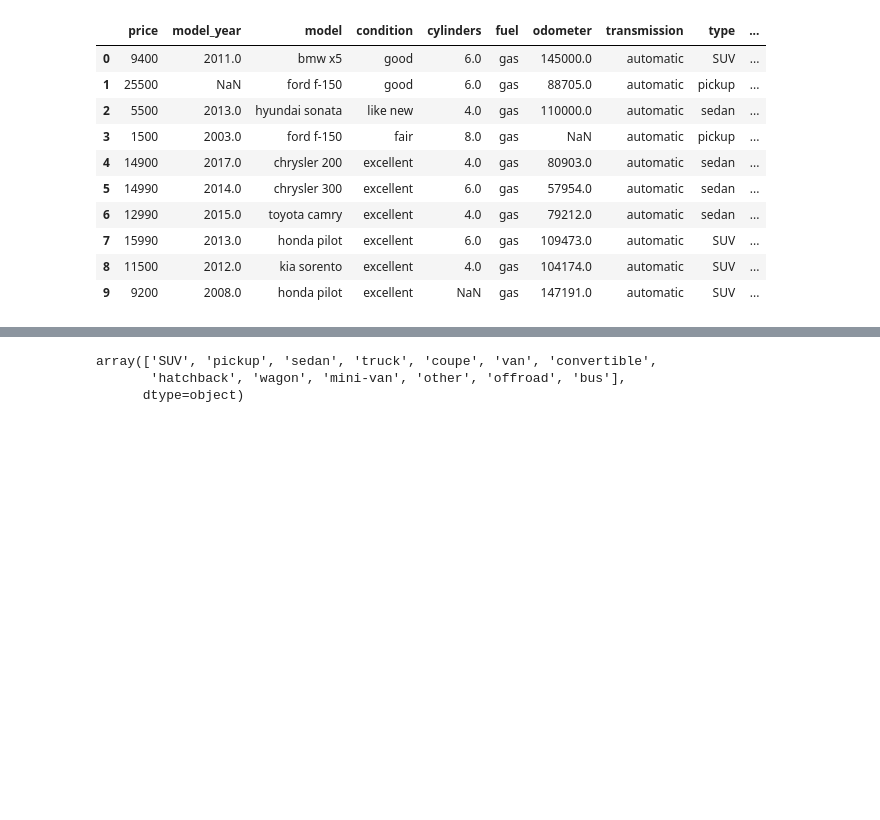
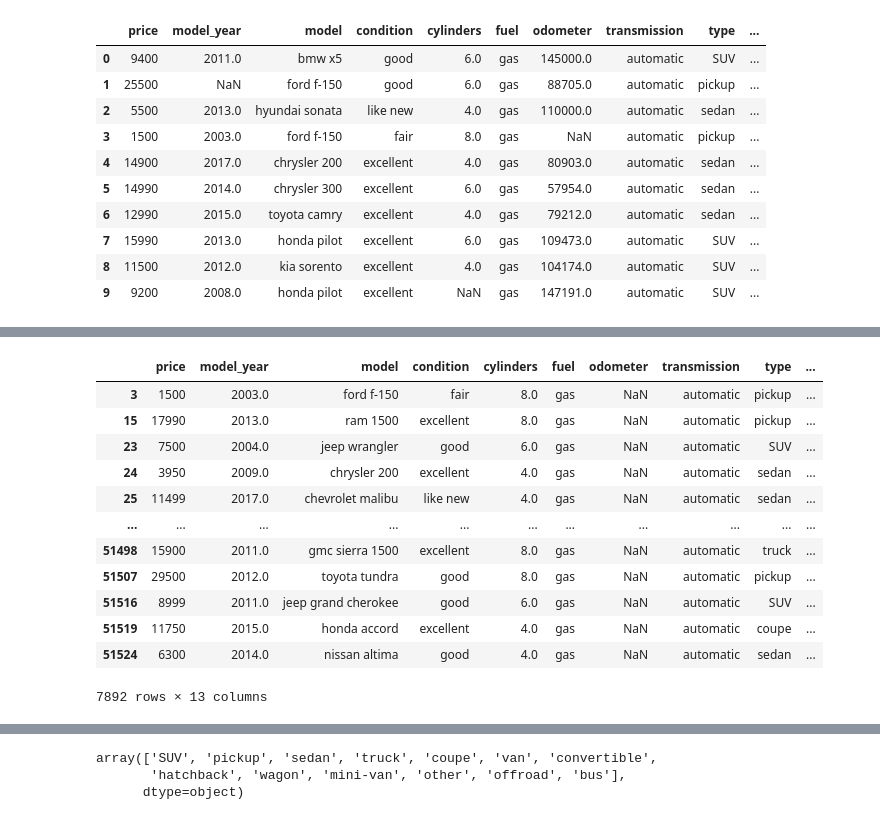
Before and after one commit to ShirotaT/DataAnalyst_Practicum, a Jupyter notebook: Project_3/57ec1497-8bd0-4989-ae0f-b3a815bc570b.ipynb, the cells around one changed output, grey strips where cells are left out. Cells and saved outputs as stored; diff of their text form; code cells hidden in the pictures; blank space fills up the shorter version.

```diff
--- a/Project_3/57ec1497-8bd0-4989-ae0f-b3a815bc570b.ipynb
+++ b/Project_3/57ec1497-8bd0-4989-ae0f-b3a815bc570b.ipynb
@@ -117,0 +167,16 @@ data.head(10)
+# %%
+data[data['odometer'].isna()]
+# %% [output]
+|  | price | model_year | model | condition | cylinders | fuel | odometer | transmission | type | ... |
+| 3 | 1500 | 2003.0 | ford f-150 | fair | 8.0 | gas | NaN | automatic | pickup | ... |
+| 15 | 17990 | 2013.0 | ram 1500 | excellent | 8.0 | gas | NaN | automatic | pickup | ... |
+| 23 | 7500 | 2004.0 | jeep wrangler | good | 6.0 | gas | NaN | automatic | SUV | ... |
+| 24 | 3950 | 2009.0 | chrysler 200 | excellent | 4.0 | gas | NaN | automatic | sedan | ... |
+| 25 | 11499 | 2017.0 | chevrolet malibu | like new | 4.0 | gas | NaN | automatic | sedan | ... |
+| ... | ... | ... | ... | ... | ... | ... | ... | ... | ... | ... |
+| 51498 | 15900 | 2011.0 | gmc sierra 1500 | excellent | 8.0 | gas | NaN | automatic | truck | ... |
+| 51507 | 29500 | 2012.0 | toyota tundra | good | 8.0 | gas | NaN | automatic | pickup | ... |
+| 51516 | 8999 | 2011.0 | jeep grand cherokee | good | 6.0 | gas | NaN | automatic | SUV | ... |
+| 51519 | 11750 | 2015.0 | honda accord | excellent | 4.0 | gas | NaN | automatic | coupe | ... |
+| 51524 | 6300 | 2014.0 | nissan altima | good | 4.0 | gas | NaN | automatic | sedan | ... |
+7892 rows × 13 columns
```
Also changed, not shown: parts of 16 cells of this notebook.
